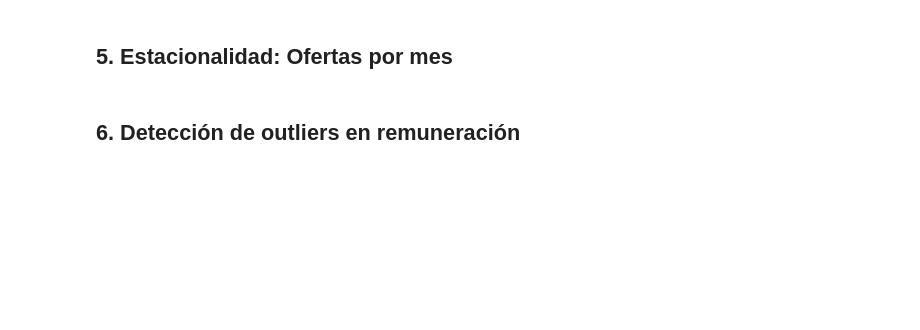
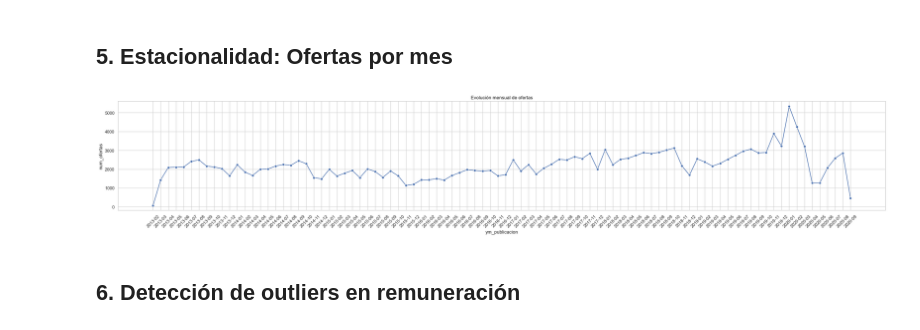
Before and after one commit to Madesita5/Grupo3Dataset, a Jupyter notebook: analisis_ofertas_ec_colab_completo.ipynb, the cells around one changed output. Cells and saved outputs as stored; diff of their text form; code cells hidden in the pictures; blank space fills up the shorter version.

```diff
--- a/analisis_ofertas_ec_colab_completo.ipynb
+++ b/analisis_ofertas_ec_colab_completo.ipynb
@@ -67,11 +101,13 @@ plt.show()
 # %%
 
 ofertas_mes = df.groupby('ym_publicacion').size().reset_index(name="num_ofertas")
-plt.figure(figsize=(12,5))
+plt.figure(figsize=(35,5))
 sns.lineplot(x="ym_publicacion", y="num_ofertas", data=ofertas_mes, marker="o")
 plt.xticks(rotation=45)
 plt.title("Evolución mensual de ofertas")
 plt.show()
+# %% [output]
+[figure, added]
 # %% [markdown]
 ## 6. Detección de outliers en remuneración
 # %%
```
Also changed, not shown: parts of 6 cells of this notebook.
